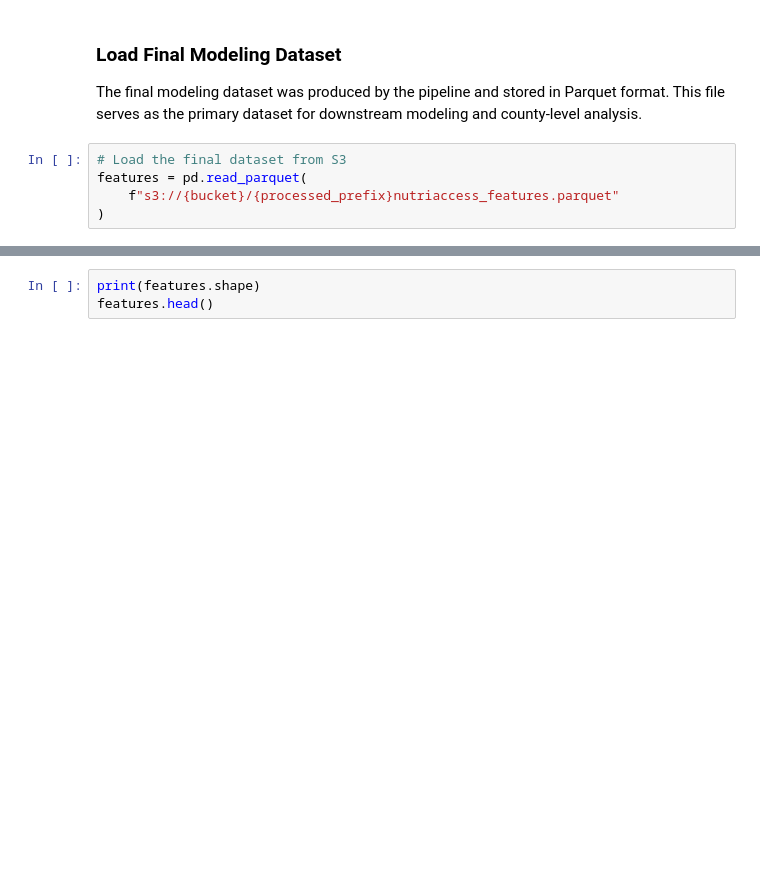
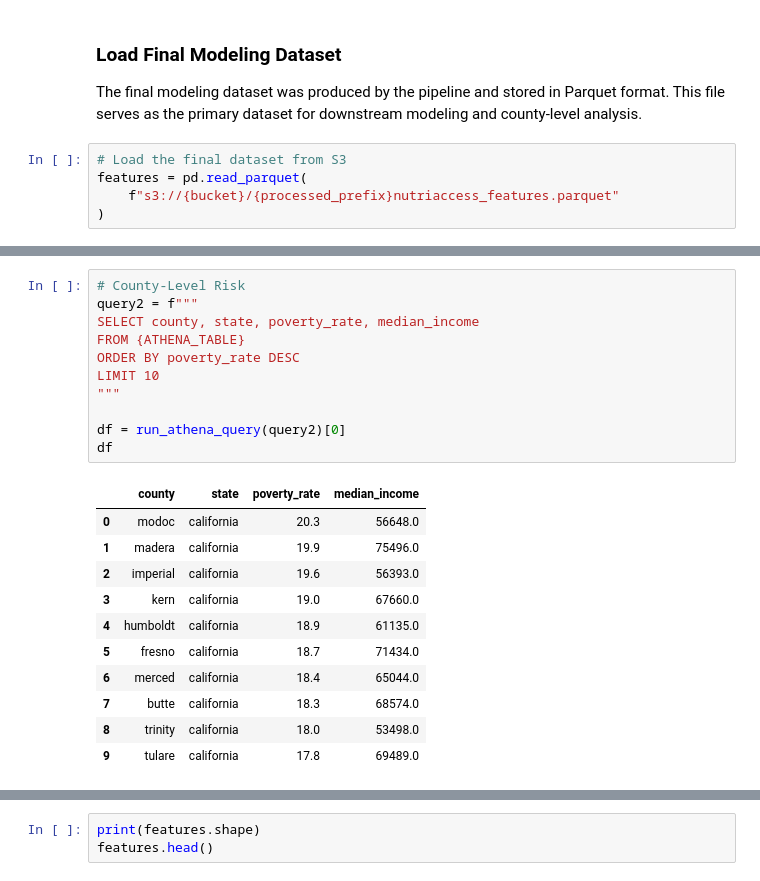
Before and after one commit to svthaker/ADS508Group3, a Jupyter notebook: NutriAccessAnalytics.ipynb, the cells around one changed output, grey strips where cells are left out. Saved outputs shown, nothing was run; the diff lists cells and outputs as text; blank space fills up the shorter version.

```diff
--- a/NutriAccessAnalytics.ipynb
+++ b/NutriAccessAnalytics.ipynb
@@ -129,0 +146,23 @@ nutriaccess_features
+# %%
+# County-Level Risk
+query2 = f"""
+SELECT county, state, poverty_rate, median_income
+FROM {ATHENA_TABLE}
+ORDER BY poverty_rate DESC
+LIMIT 10
+"""
+
+df = run_athena_query(query2)[0]
+df
+# %% [output]
+|  | county | state | poverty_rate | median_income |
+| 0 | modoc | california | 20.3 | 56648.0 |
+| 1 | madera | california | 19.9 | 75496.0 |
+| 2 | imperial | california | 19.6 | 56393.0 |
+| 3 | kern | california | 19.0 | 67660.0 |
+| 4 | humboldt | california | 18.9 | 61135.0 |
+| 5 | fresno | california | 18.7 | 71434.0 |
+| 6 | merced | california | 18.4 | 65044.0 |
+| 7 | butte | california | 18.3 | 68574.0 |
+| 8 | trinity | california | 18.0 | 53498.0 |
+| 9 | tulare | california | 17.8 | 69489.0 |
```
Also changed, not shown: parts of 15 cells of this notebook, 1 other file.
